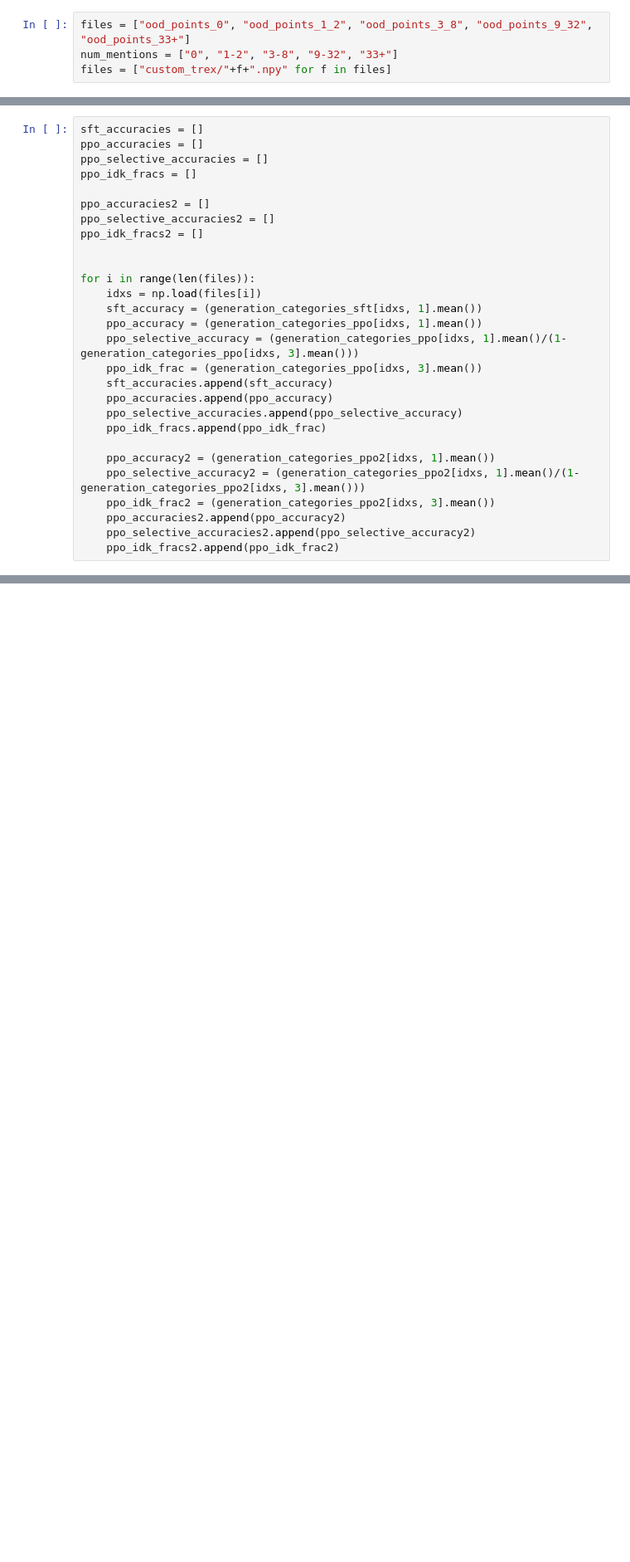
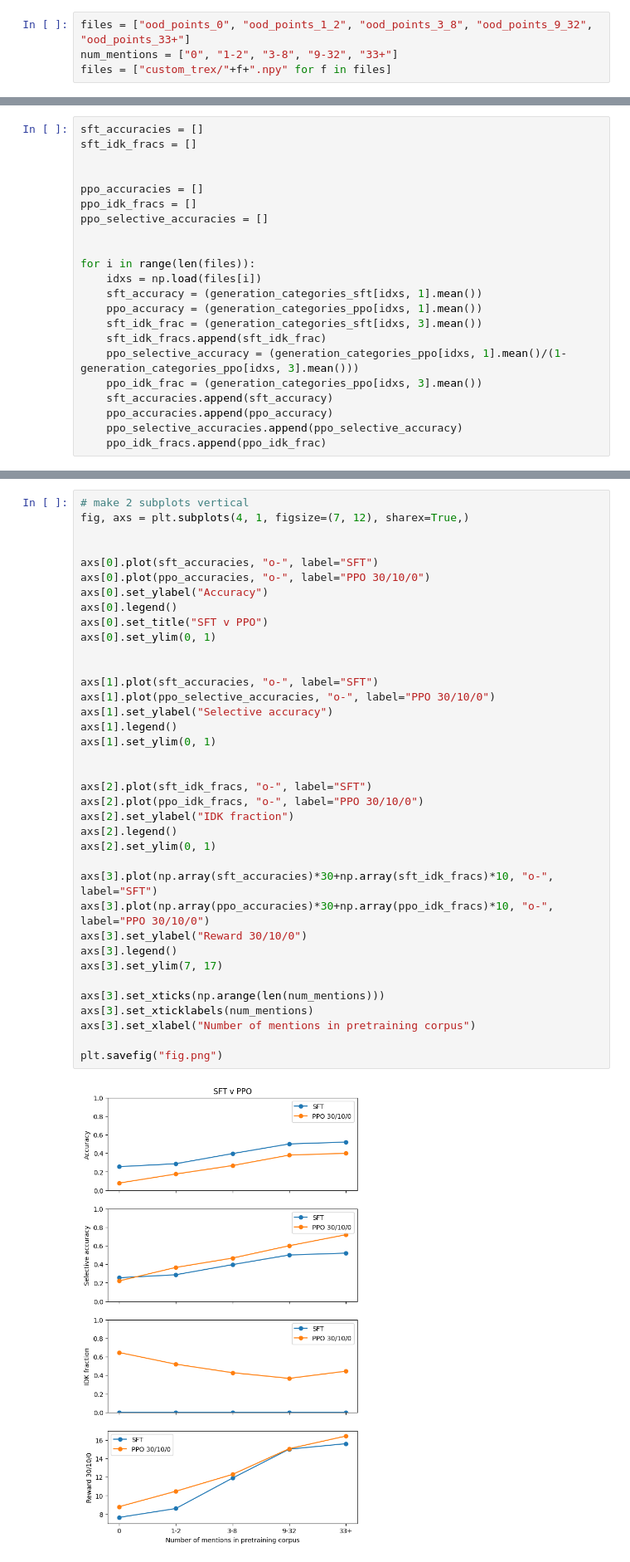
Before and after one commit to katiekang1998/llm_hallucinations, a Jupyter notebook: examples/analysis_new_ood_ctrex.ipynb, the cells around one changed output, grey strips where cells are left out. Shown at 83% size. Saved outputs shown, nothing was run; the diff lists cells and outputs as text; blank space fills up the shorter version.

```diff
--- a/examples/analysis_new_ood_ctrex.ipynb
+++ b/examples/analysis_new_ood_ctrex.ipynb
@@ -12,28 +411,22 @@ files = ["custom_trex/"+f+".npy" for f in files]
 # %%
 sft_accuracies = []
+sft_idk_fracs = []
+
+
 ppo_accuracies = []
+ppo_idk_fracs = []
 ppo_selective_accuracies = []
-ppo_idk_fracs = []
-
-ppo_accuracies2 = []
-ppo_selective_accuracies2 = []
-ppo_idk_fracs2 = []
 
 
 for i in range(len(files)):
     idxs = np.load(files[i])
     sft_accuracy = (generation_categories_sft[idxs, 1].mean())
     ppo_accuracy = (generation_categories_ppo[idxs, 1].mean())
+    sft_idk_frac = (generation_categories_sft[idxs, 3].mean())
+    sft_idk_fracs.append(sft_idk_frac)
     ppo_selective_accuracy = (generation_categories_ppo[idxs, 1].mean()/(1-generation_categories_ppo[idxs, 3].mean()))
     ppo_idk_frac = (generation_categories_ppo[idxs, 3].mean())
     sft_accuracies.append(sft_accuracy)
     ppo_accuracies.append(ppo_accuracy)
     ppo_selective_accuracies.append(ppo_selective_accuracy)
     ppo_idk_fracs.append(ppo_idk_frac)
-
-    ppo_accuracy2 = (generation_categories_ppo2[idxs, 1].mean())
-    ppo_selective_accuracy2 = (generation_categories_ppo2[idxs, 1].mean()/(1-generation_categories_ppo2[idxs, 3].mean()))
-    ppo_idk_frac2 = (generation_categories_ppo2[idxs, 3].mean())
-    ppo_accuracies2.append(ppo_accuracy2)
-    ppo_selective_accuracies2.append(ppo_selective_accuracy2)
-    ppo_idk_fracs2.append(ppo_idk_frac2)
@@ -62,0 +433,39 @@ Text(0.5, 0, 'Number of mentions in pretraining corpus')
+# %%
+# make 2 subplots vertical
+fig, axs = plt.subplots(4, 1, figsize=(7, 12), sharex=True,)
+
+
+axs[0].plot(sft_accuracies, "o-", label="SFT")
+axs[0].plot(ppo_accuracies, "o-", label="PPO 30/10/0")
+axs[0].set_ylabel("Accuracy")
+axs[0].legend()
+axs[0].set_title("SFT v PPO")
+axs[0].set_ylim(0, 1)
+
+
+axs[1].plot(sft_accuracies, "o-", label="SFT")
+axs[1].plot(ppo_selective_accuracies, "o-", label="PPO 30/10/0")
+axs[1].set_ylabel("Selective accuracy")
+axs[1].legend()
+axs[1].set_ylim(0, 1)
+
+
+axs[2].plot(sft_idk_fracs, "o-", label="SFT")
+axs[2].plot(ppo_idk_fracs, "o-", label="PPO 30/10/0")
+axs[2].set_ylabel("IDK fraction")
+axs[2].legend()
+axs[2].set_ylim(0, 1)
+
+axs[3].plot(np.array(sft_accuracies)*30+np.array(sft_idk_fracs)*10, "o-", label="SFT")
+axs[3].plot(np.array(ppo_accuracies)*30+np.array(ppo_idk_fracs)*10, "o-", label="PPO 30/10/0")
+axs[3].set_ylabel("Reward 30/10/0")
+axs[3].legend()
+axs[3].set_ylim(7, 17)
+
+axs[3].set_xticks(np.arange(len(num_mentions)))
+axs[3].set_xticklabels(num_mentions)
+axs[3].set_xlabel("Number of mentions in pretraining corpus")
+
+plt.savefig("fig.png")
+# %% [output]
+[figure, added]
```
Also changed, not shown: parts of 13 cells of this notebook, 34 other files.
